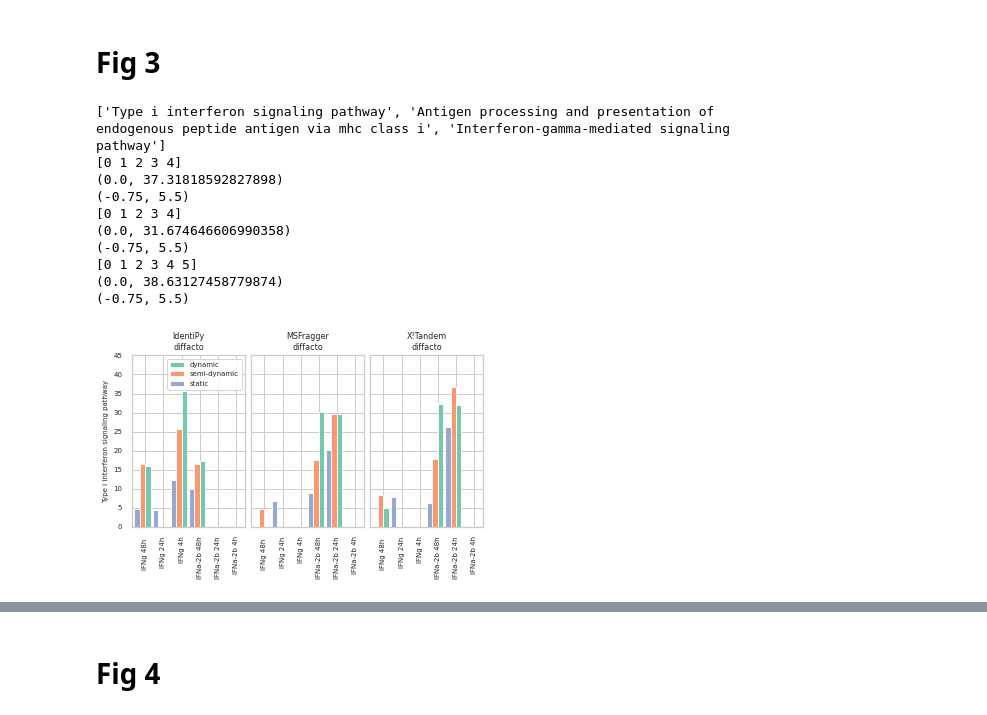
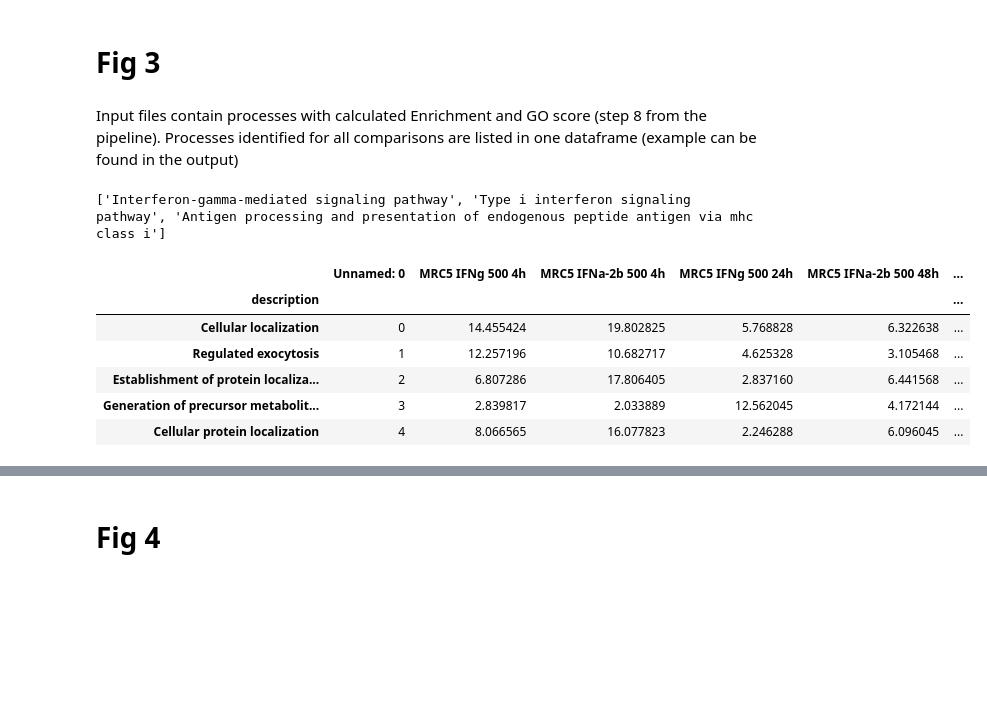
Before and after one commit to kazakova/Metrics, a Jupyter notebook: article_figures.ipynb, the cells around one changed output, grey strips where cells are left out. Cells and saved outputs as stored; diff of their text form; code cells hidden in the pictures; blank space fills up the shorter version.

```diff
--- a/article_figures.ipynb
+++ b/article_figures.ipynb
@@ -491,5 +388,7 @@ for (m, txt) in zip(metrics, plt_order):
 # %% [markdown]
 # Fig 3
+# %% [markdown]
+Input files contain processes with calculated Enrichment and GO score (step 8 from the pipeline). Processes identified for all comparisons are listed in one dataframe (example can be found in the output)
 # %%
 #Reading data
 
@@ -504,6 +403,7 @@ df9 = pd.read_csv('/home/kae-13-1/Metrics/time_inf_raw/frager_scavager/diffacto/
 df10 = pd.read_csv('/home/kae-13-1/Metrics/time_inf_raw/tandem_scavager/diffacto/metrics_res/processes_UP_xtandem_diffacto_dyn.tsv', sep = '\t', index_col = 'description')
 df11 = pd.read_csv('/home/kae-13-1/Metrics/time_inf_raw/tandem_scavager/diffacto/metrics_res/processes_UP_xtandem_diffacto_semi_dyn.tsv', sep = '\t', index_col = 'description')
 df12 = pd.read_csv('/home/kae-13-1/Metrics/time_inf_raw/tandem_scavager/diffacto/metrics_res/processes_UP_xtandem_diffacto_stat.tsv', sep = '\t', index_col = 'description')
+
 
 #Filtering
 columns_order = [
@@ -548,49 +448,45 @@ cm = 1/2.54
 f, axes = plt.subplots(1, 3,  figsize = (16*cm, 8*cm))
 names = ['IdentiPy\ndiffacto',
          'MSFragger\ndiffacto',
          'X!Tandem\ndiffacto']
 
 for df_i, name, ax_i in list(zip(df_s, names, axes)):
 
     df_i['D'].plot(kind = 'bar', alpha = 0.9, position = 0, width = 0.3, color = colors[0], ax = ax_i)
     df_i['SD'].plot(kind = 'bar', alpha = 0.9, position = 1, width = 0.3,  color = colors[1], ax = ax_i)
     df_i['S'].plot(kind = 'bar', alpha = 0.9,  position = 2, width = 0.3, color = colors[2], ax = ax_i)
 
     ax_i.tick_params(axis = 'x', labelsize = 7)
-    print(ax_i.get_xticks())
     ax_i.set_xticks(ticks = [0, 1, 2, 3, 4, 5],
-                    labels = ['IFNg 48h ', 'IFNg 24h', 'IFNg 4h',
+                    labels = ['IFNg 48h', 'IFNg 24h', 'IFNg 4h',
                               'IFNa-2b 48h', 'IFNa-2b 24h', 'IFNa-2b 4h'])
     ax_i.tick_params(axis = 'y', labelsize = 7)
-#     print(ax_i.get_ylim())
-#     print(ax_i.get_xlim())
     ax_i.set_ylim(0, 45)
     ax_i.set_xlim(-0.75, 5.5)
     ax_i.set_title(name, fontsize = 8)
 
     if name == 'IdentiPy\ndiffacto':
         ax_i.set_ylabel('Type i interferon signaling pathway', fontsize = 7)
         ax_i.legend(fontsize = 7, labels = ['dynamic', 'semi-dynamic', 'static'])
     else:
         ax_i.set_yticklabels([])
 
 plt.subplots_adjust(wspace = .05)
 f.savefig('/home/kae-13-1/Metrics/Fig3a.png', dpi = 600, bbox_inches = 'tight')
 f.savefig('/home/kae-13-1/Metrics/Fig3a.svg', dpi = 600, bbox_inches = 'tight')
 
-plt.show()
+plt.close()
+
+df6.head()
 # %% [output]
-['Type i interferon signaling pathway', 'Antigen processing and presentation of endogenous peptide antigen via mhc class i', 'Interferon-gamma-mediated signaling pathway']
-[0 1 2 3 4]
-(0.0, 37.31818592827898)
-(-0.75, 5.5)
-[0 1 2 3 4]
-(0.0, 31.674646606990358)
-(-0.75, 5.5)
-[0 1 2 3 4 5]
-(0.0, 38.63127458779874)
-(-0.75, 5.5)
+['Interferon-gamma-mediated signaling pathway', 'Type i interferon signaling pathway', 'Antigen processing and presentation of endogenous peptide antigen via mhc class i']
-[figure, removed]
+|  | Unnamed: 0 | MRC5 IFNg 500 4h | MRC5 IFNa-2b 500 4h | MRC5 IFNg 500 24h | MRC5 IFNa-2b 500 48h | ... |
+| description |  |  |  |  |  | ... |
+| Cellular localization | 0 | 14.455424 | 19.802825 | 5.768828 | 6.322638 | ... |
+| Regulated exocytosis | 1 | 12.257196 | 10.682717 | 4.625328 | 3.105468 | ... |
+| Establishment of protein localiza... | 2 | 6.807286 | 17.806405 | 2.837160 | 6.441568 | ... |
+| Generation of precursor metabolit... | 3 | 2.839817 | 2.033889 | 12.562045 | 4.172144 | ... |
+| Cellular protein localization | 4 | 8.066565 | 16.077823 | 2.246288 | 6.096045 | ... |
 # %%
 ##Fig3b
 #Reading data
```
Also changed, not shown: parts of 29 cells of this notebook.
